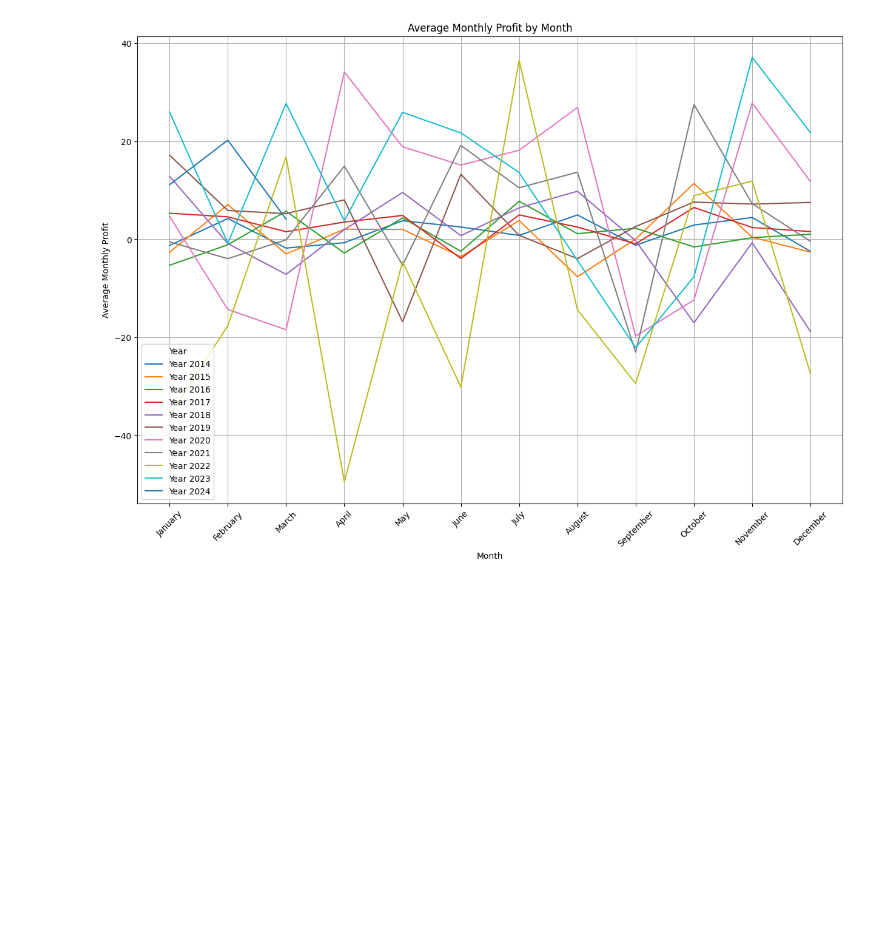
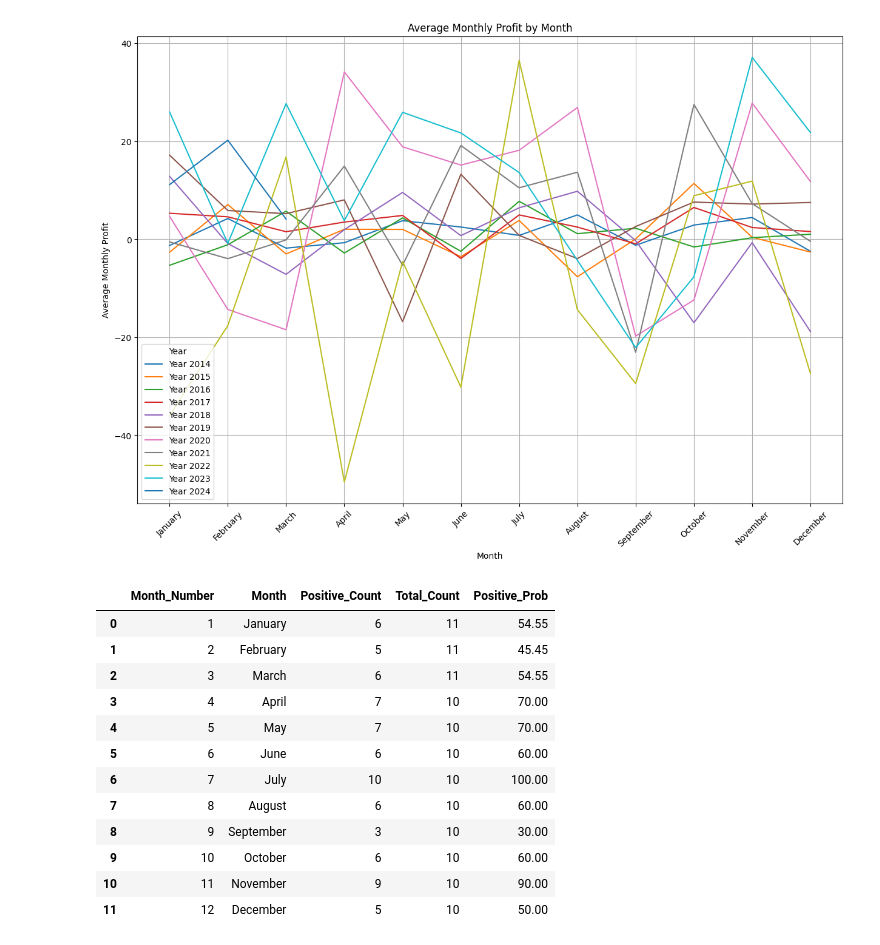
Before and after one commit to OwenNam001/project1_group1, a Jupyter notebook: StockAnalysis/Year_Monthly_Profits_Jun.ipynb, the cells around one changed output. Drawn from its saved outputs; the diff is of its cells as text; code cells hidden in the pictures; blank space fills up the shorter version.

```diff
--- a/StockAnalysis/Year_Monthly_Profits_Jun.ipynb
+++ b/StockAnalysis/Year_Monthly_Profits_Jun.ipynb
@@ -86,3 +86,39 @@ ax.grid(True)
 plt.show()
 # %% [output]
 [figure]
+# %%
+# Increase Probability for each Month?
+
+# Add a new column to track positive profits
+year_monthly_avg_df['Positive'] = year_monthly_avg_df['Monthly_Profit'] > 0
+
+grouped = year_monthly_avg_df.groupby(['Month_Number', 'Month'])
+total_counts = grouped.size()
+positive_counts = grouped['Positive'].sum()
+
+# Combine the results into a DataFrame
+monthly_positive_counts = pd.DataFrame({
+                                        'Positive_Count': positive_counts,
+                                        'Total_Count': total_counts
+                                        }).reset_index()
+
+# Calculate the Probability of positive monthly profits
+monthly_positive_counts['Positive_Prob'] = monthly_positive_counts['Positive_Count'] / monthly_positive_counts['Total_Count'] * 100
+monthly_positive_counts['Positive_Prob'] = monthly_positive_counts['Positive_Prob'].round(2)
+
+
+monthly_positive_counts
+# %% [output]
+|  | Month_Number | Month | Positive_Count | Total_Count | Positive_Prob |
+| 0 | 1 | January | 6 | 11 | 54.55 |
+| 1 | 2 | February | 5 | 11 | 45.45 |
+| 2 | 3 | March | 6 | 11 | 54.55 |
+| 3 | 4 | April | 7 | 10 | 70.00 |
+| 4 | 5 | May | 7 | 10 | 70.00 |
+| 5 | 6 | June | 6 | 10 | 60.00 |
+| 6 | 7 | July | 10 | 10 | 100.00 |
+| 7 | 8 | August | 6 | 10 | 60.00 |
+| 8 | 9 | September | 3 | 10 | 30.00 |
+| 9 | 10 | October | 6 | 10 | 60.00 |
+| 10 | 11 | November | 9 | 10 | 90.00 |
+| 11 | 12 | December | 5 | 10 | 50.00 |
```
Also changed, not shown: parts of 1 cell of this notebook.
